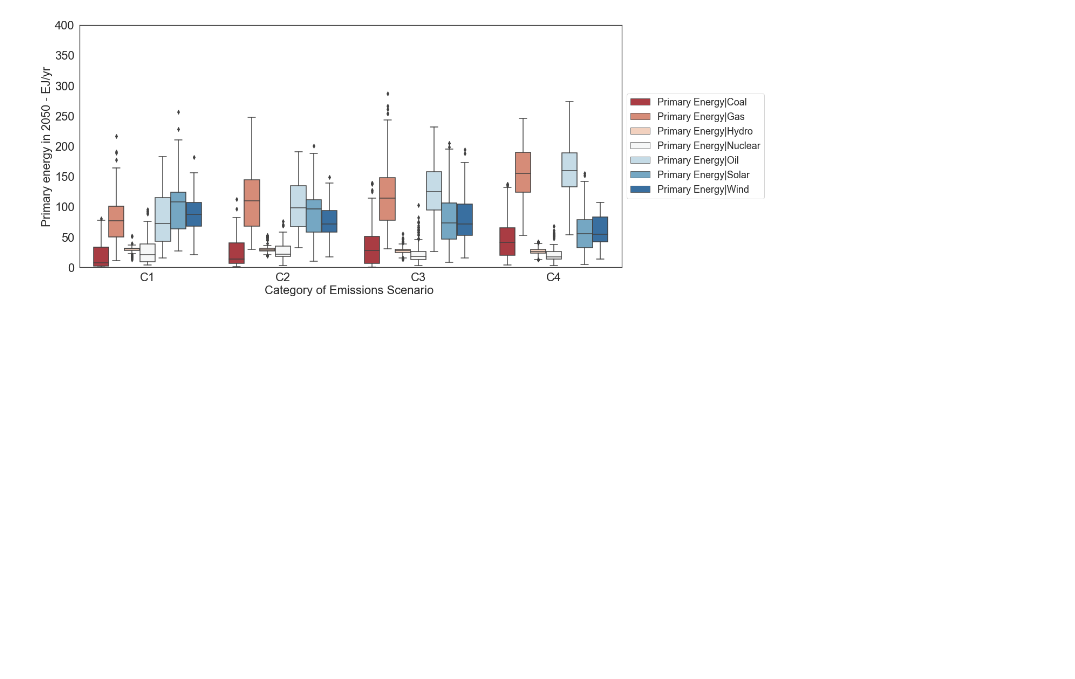
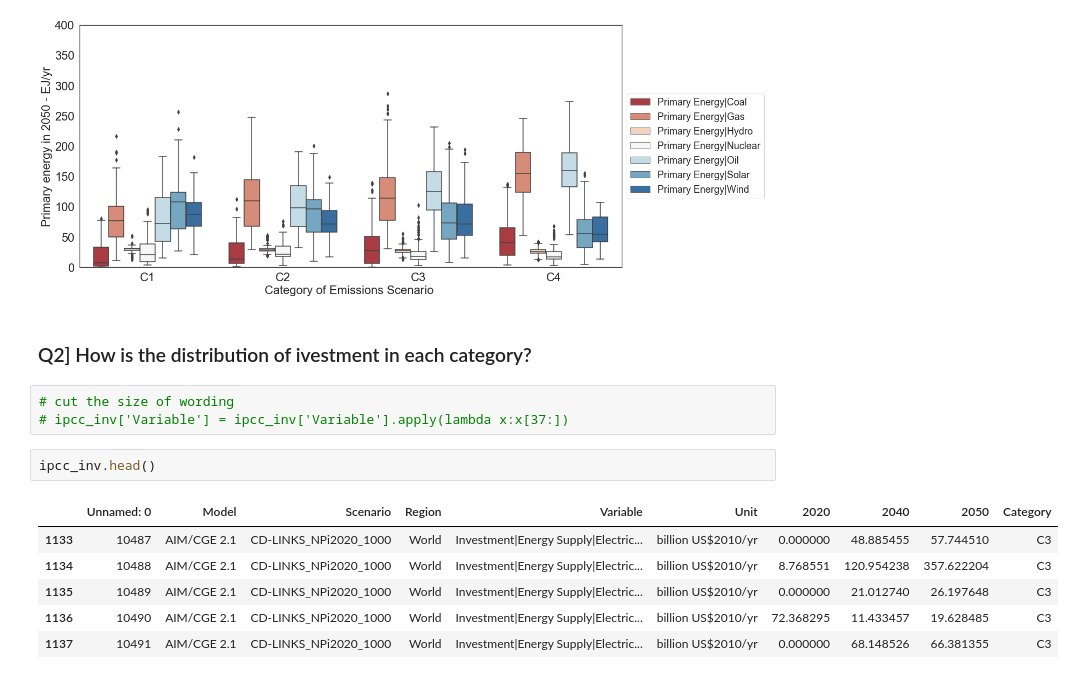
Before and after one commit to muadelm/IPCC_Scenarios, a Jupyter notebook: demand_emissions_categories/IPCC_demand_emissions_categories_24August2022.ipynb, the cells around one changed output. Cells and saved outputs as stored; diff of their text form; blank space fills up the shorter version.

```diff
--- a/demand_emissions_categories/IPCC_demand_emissions_categories_24August2022.ipynb
+++ b/demand_emissions_categories/IPCC_demand_emissions_categories_24August2022.ipynb
@@ -251,3 +259,17 @@ plt.legend(prop={'size': 18}, loc='center left', bbox_to_anchor=(1, 0.5))
 # %% [output]
 <matplotlib.legend.Legend at 0x...>
 [figure]
+# %% [markdown]
+###  Q2] How is the distribution of ivestment in each category?
+# %%
+# cut the size of wording
+# ipcc_inv['Variable'] = ipcc_inv['Variable'].apply(lambda x:x[37:])
+# %%
+ipcc_inv.head()
+# %% [output]
+|  | Unnamed: 0 | Model | Scenario | Region | Variable | Unit | 2020 | 2040 | 2050 | Category |
+| 1133 | 10487 | AIM/CGE 2.1 | CD-LINKS_NPi2020_1000 | World | Investment|Energy Supply|Electric... | billion US$2010/yr | 0.000000 | 48.885455 | 57.744510 | C3 |
+| 1134 | 10488 | AIM/CGE 2.1 | CD-LINKS_NPi2020_1000 | World | Investment|Energy Supply|Electric... | billion US$2010/yr | 8.768551 | 120.954238 | 357.622204 | C3 |
+| 1135 | 10489 | AIM/CGE 2.1 | CD-LINKS_NPi2020_1000 | World | Investment|Energy Supply|Electric... | billion US$2010/yr | 0.000000 | 21.012740 | 26.197648 | C3 |
+| 1136 | 10490 | AIM/CGE 2.1 | CD-LINKS_NPi2020_1000 | World | Investment|Energy Supply|Electric... | billion US$2010/yr | 72.368295 | 11.433457 | 19.628485 | C3 |
+| 1137 | 10491 | AIM/CGE 2.1 | CD-LINKS_NPi2020_1000 | World | Investment|Energy Supply|Electric... | billion US$2010/yr | 0.000000 | 68.148526 | 66.381355 | C3 |
```
Also changed, not shown: parts of 11 cells of this notebook.
